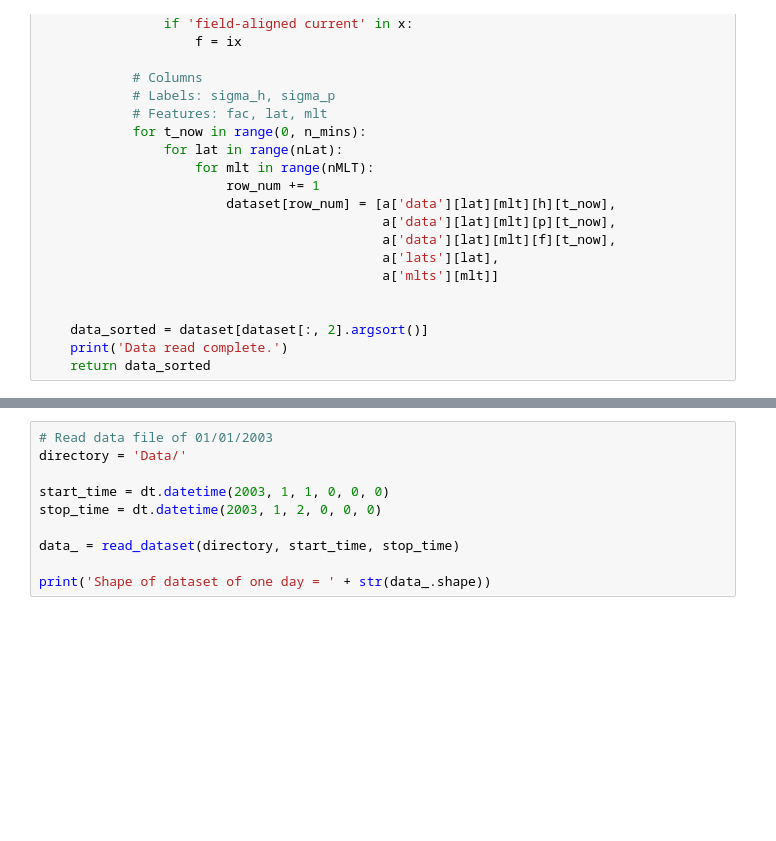
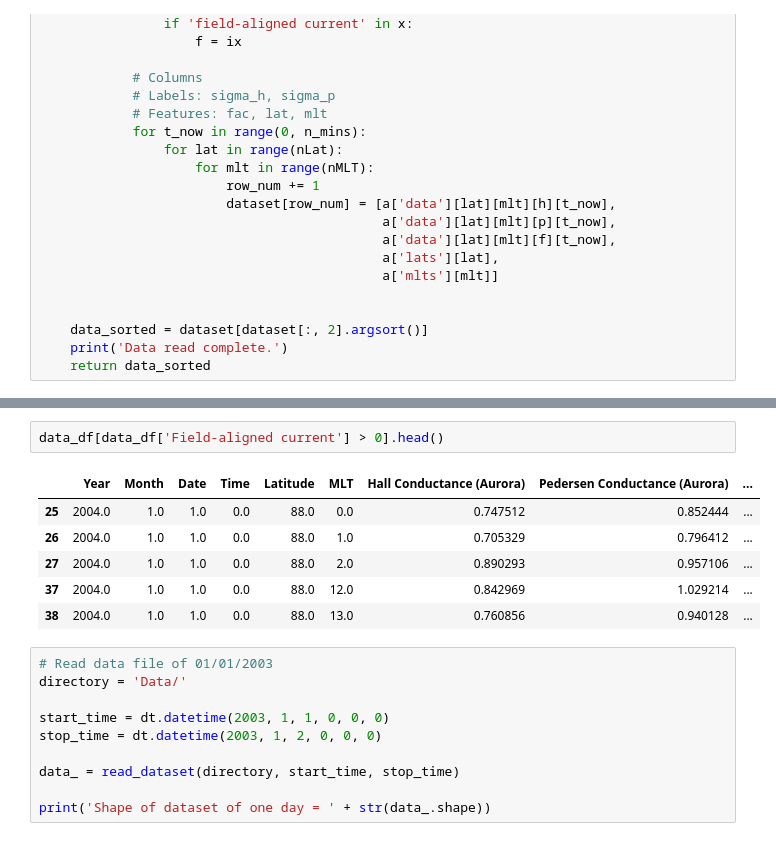
Before and after one commit to sukumarh/Helio-Learning, a Jupyter notebook: Notebook.ipynb, the cells around one changed output, grey strips where cells are left out. Drawn from its saved outputs; the diff is of its cells as text; blank space fills up the shorter version.

```diff
--- a/Notebook.ipynb
+++ b/Notebook.ipynb
@@ -273,3 +449,12 @@ def read_dataset(directory, start_time, stop_time):
+# %%
+data_df[data_df['Field-aligned current'] > 0].head()
+# %% [output]
+|  | Year | Month | Date | Time | Latitude | MLT | Hall Conductance (Aurora) | Pedersen Conductance (Aurora) | ... |
+| 25 | 2004.0 | 1.0 | 1.0 | 0.0 | 88.0 | 0.0 | 0.747512 | 0.852444 | ... |
+| 26 | 2004.0 | 1.0 | 1.0 | 0.0 | 88.0 | 1.0 | 0.705329 | 0.796412 | ... |
+| 27 | 2004.0 | 1.0 | 1.0 | 0.0 | 88.0 | 2.0 | 0.890293 | 0.957106 | ... |
+| 37 | 2004.0 | 1.0 | 1.0 | 0.0 | 88.0 | 12.0 | 0.842969 | 1.029214 | ... |
+| 38 | 2004.0 | 1.0 | 1.0 | 0.0 | 88.0 | 13.0 | 0.760856 | 0.940128 | ... |
 # %%
 # Read data file of 01/01/2003
 directory = 'Data/'
```
Also changed, not shown: parts of 21 cells of this notebook, 1 other file.
